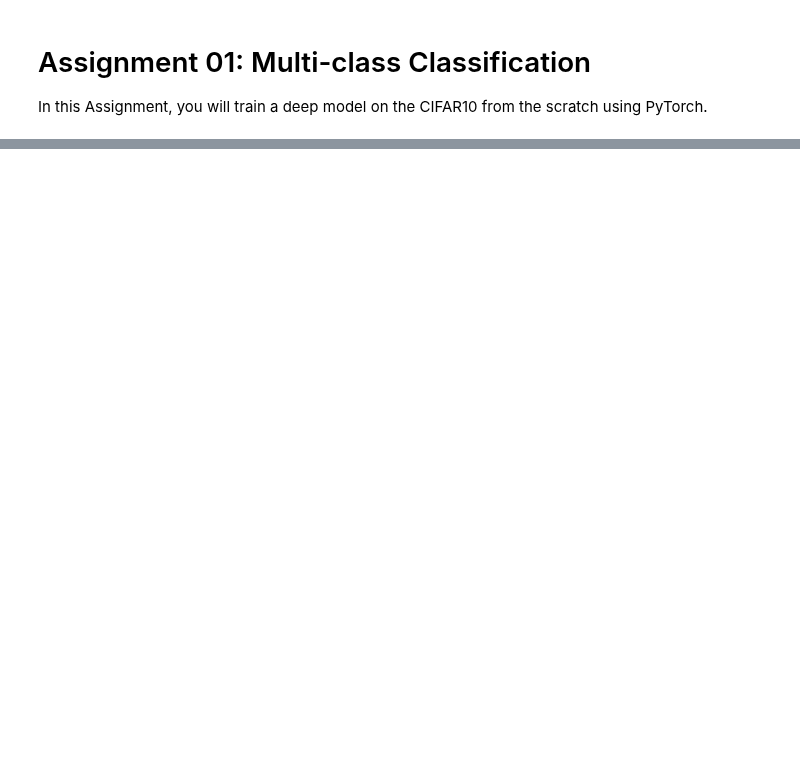
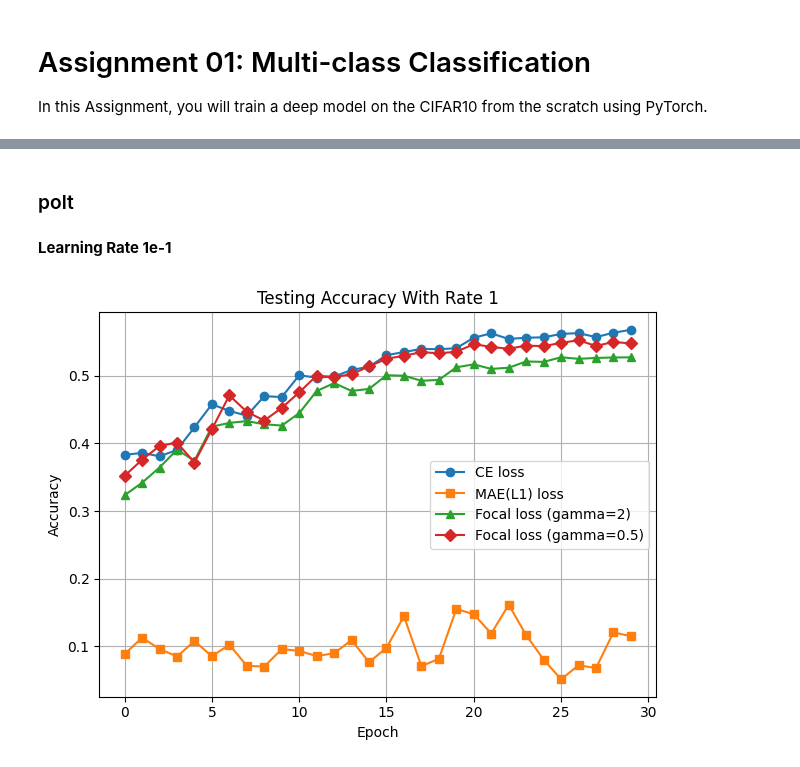
Before and after one commit to SustechSTA303/STA303-Assignment01, a Jupyter notebook: Assignment01.ipynb, the cells around one changed output, grey strips where cells are left out. Drawn from its saved outputs; the diff is of its cells as text; code cells hidden in the pictures; blank space fills up the shorter version.

```diff
--- a/Assignment01.ipynb
+++ b/Assignment01.ipynb
@@ -264,3 +25,0 @@ The task is to visualizes an image along with model prediction and class probabi
-# %%
-inputs, classes = next(iter(test_dataloader))
-input = inputs[0]
@@ -276,13 +25,0 @@ predict_label =
-# %%
-predicted_class = class_names[predict_label.item()]
-predicted_probability = probabilities[predict_label].item()
-image = input.numpy().transpose((1, 2, 0))
-plt.imshow(image)
-plt.text(17, 30, f'Predicted Class: {predicted_class}\nProbability: {predicted_probability:.2f}',
-            color='white', backgroundcolor='black', fontsize=8)
-plt.show()
-
-# Print probabilities for each class
-print('Print probabilities for each class:')
-for i in range(len(class_names)):
-    print(f'{class_names[i]}: {probabilities[i].item():.4f}')
@@ -288,0 +2752,18 @@ for i in range(len(class_names)):
+# %% [markdown]
+### polt
+# %% [markdown]
+**Learning Rate 1e-1**
+# %%
+plt.plot(testing_acc1, label='CE loss',marker='o')
+plt.plot(testing_acc2, label='MAE(L1) loss',marker='s')
+plt.plot(testing_acc3, label='Focal loss (gamma=2)',marker='^')
+plt.plot(testing_acc4, label='Focal loss (gamma=0.5)',marker='D')
+plt.xlabel('Epoch')
+plt.ylabel('Accuracy')
+plt.legend()
+plt.title('Testing Accuracy With Rate 1')
+plt.grid(True)
+plt.tight_layout()
+plt.show()
+# %% [output]
+[figure, added]
```
Also changed, not shown: parts of 76 cells of this notebook, 1 other file.
